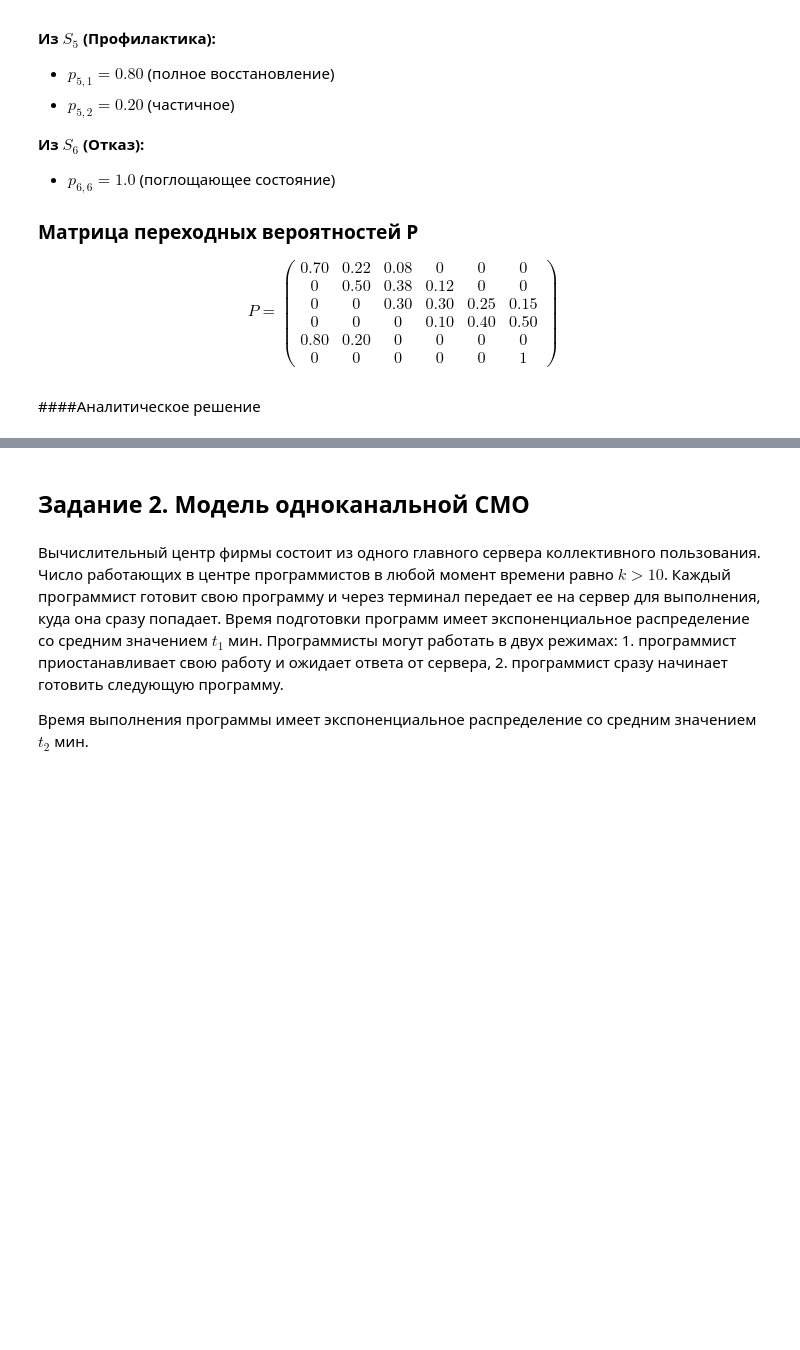
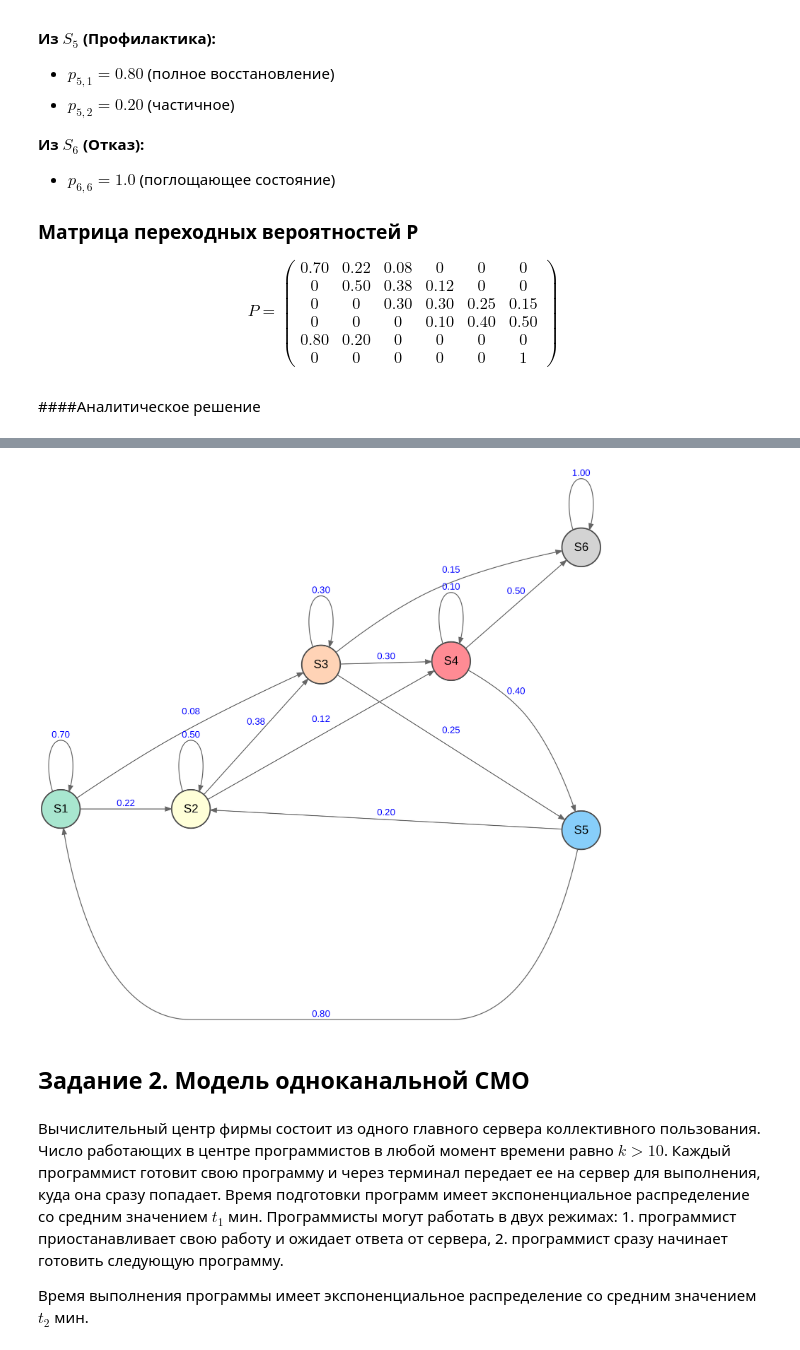
Before and after one commit to AhmedKashima/8sem-KIS, a Jupyter notebook: lab3/lab3.ipynb, the cells around one changed output, grey strips where cells are left out. Drawn from its saved outputs; the diff is of its cells as text; code cells hidden in the pictures; blank space fills up the shorter version.

Commit message:
lab3graphstat e

```diff
--- a/lab3/lab3.ipynb
+++ b/lab3/lab3.ipynb
@@ -157,0 +160,87 @@ S6 0.0 0.00 0.00 0.00 0.00 1.00
+# %%
+# Установка пакетов (раскомментируйте, если запускаете впервые в этой среде)
+# install.packages("DiagrammeR")
+# install.packages("DiagrammeRsvg")
+# install.packages("rsvg")
+# install.packages("IRdisplay")
+options(repr.plot.width = 28, repr.plot.height = 6)
+library(DiagrammeR)
+library(DiagrammeRsvg)
+library(rsvg)
+library(IRdisplay)
+
+# Формируем строку с описанием графа
+# Значения (labels) берутся из Матрицы P (условие Задания 1).
+# Сумма исходящих вероятностей из каждого узла всегда равна 1.0
+graph_str <- "
+digraph markov_chain {
+  # Настройки всего графа (слева направо, отступы)
+  graph [rankdir = LR, nodesep = 0.8, ranksep = 1.2, overlap = false]
+
+  # Общие настройки узлов
+  node [shape = circle, style = filled, fontname = Helvetica, penwidth = 1.5, color=gray30]
+
+  # Общие настройки ребер (стрелок)
+  edge [fontname = Helvetica, fontsize = 11, fontcolor = blue, color = gray40, arrowsize=0.7]
+
+  # Объявление узлов и их цветов (зеленый -> желтый -> оранжевый -> красный -> серый)
+  S1 [label = 'S1', fillcolor = '#a8e6cf']
+  S2 [label = 'S2', fillcolor = '#ffffd8']
+  S3 [label = 'S3', fillcolor = '#ffd3b6']
+  S4 [label = 'S4', fillcolor = '#ff8b94']
+  S6 [label = 'S6', fillcolor = '#d3d3d3']
+
+  # Профилактика (синий цвет, вынесена отдельно)
+  S5 [label = 'S5', fillcolor = '#87CEFA']
+
+  # ==========================================
+  # ПЕРЕХОДЫ (ВЕРОЯТНОСТИ) И ИХ ФИЗИЧЕСКИЙ СМЫСЛ
+  # ==========================================
+
+  # Из состояния S1 (Отличное)
+  S1 -> S1 [label = '0.70']  # Сервер остается полностью исправным (p11)
+  S1 -> S2 [label = '0.22']  # Естественная деградация до хорошего (p12)
+  S1 -> S3 [label = '0.08']  # Скачок нагрузки, пропуск S2, сразу удовл. (p13)
+
+  # Из состояния S2 (Хорошее)
+  S2 -> S2 [label = '0.50']  # Продолжает работать с небольшим снижением (p22)
+  S2 -> S3 [label = '0.38']  # Накапливаются фоновые процессы (p23)
+  S2 -> S4 [label = '0.12']  # Резкое ухудшение до критического (p24)
+
+  # Из состояния S3 (Удовлетворительное)
+  S3 -> S3 [label = '0.30']  # Остается в удовл. состоянии, ECC справляется (p33)
+  S3 -> S4 [label = '0.30']  # Ухудшение до критического (p34)
+  S3 -> S5 [label = '0.25']  # Админ решает остановить сервер на Профилактику (p35)
+  S3 -> S6 [label = '0.15']  # Внезапный аппаратный отказ из-за нагрузки (p36)
+
+  # Из состояния S4 (Критическое)
+  S4 -> S4 [label = '0.10']  # Чудом продолжает работать с частыми сбоями (p44)
+  S4 -> S5 [label = '0.40']  # Экстренное 'спасение': отправка на Профилактику (p45)
+  S4 -> S6 [label = '0.50']  # Фатальный сбой, отказ сервера (p46)
+
+  # Из состояния S5 (Профилактика / Ремонт)
+  S5 -> S1 [label = '0.80']  # Успешное полное восстановление (как новый) (p51)
+  S5 -> S2 [label = '0.20']  # Частичное восстановление (остались мелкие баги) (p52)
+
+  # Из состояния S6 (Отказ)
+  S6 -> S6 [label = '1.00']  # Поглощающее состояние (мертв окончательно) (p66)
+}
+"
+
+# Генерируем объект графа
+g <- grViz(graph_str)
+
+# Экспортируем в SVG код
+svg_code <- export_svg(g)
+
+# Сохраняем как SVG файл
+writeLines(svg_code, "markov_graph.svg")
+
+# Конвертируем SVG в PNG и сохраняем (ширина 2000 для высокого качества)
+rsvg_png(charToRaw(svg_code), "markov_graph.png", width = 2000)
+
+cat("Успешно! Граф сохранен в файлы 'markov_graph.png' и 'markov_graph.svg' в текущей директории.\n")
+
+# Отображаем картинку прямо в Jupyter Notebook
+display_png(file="markov_graph.png")
+# %% [output]
@@ -158,3 +248,4 @@ S6 0.0 0.00 0.00 0.00 0.00 1.00
+[figure, added]
 # %% [markdown]
 ## **Задание 2. Модель одноканальной СМО**
 # %% [markdown]
```
Also changed, not shown: parts of 4 cells of this notebook, 1 other file.
